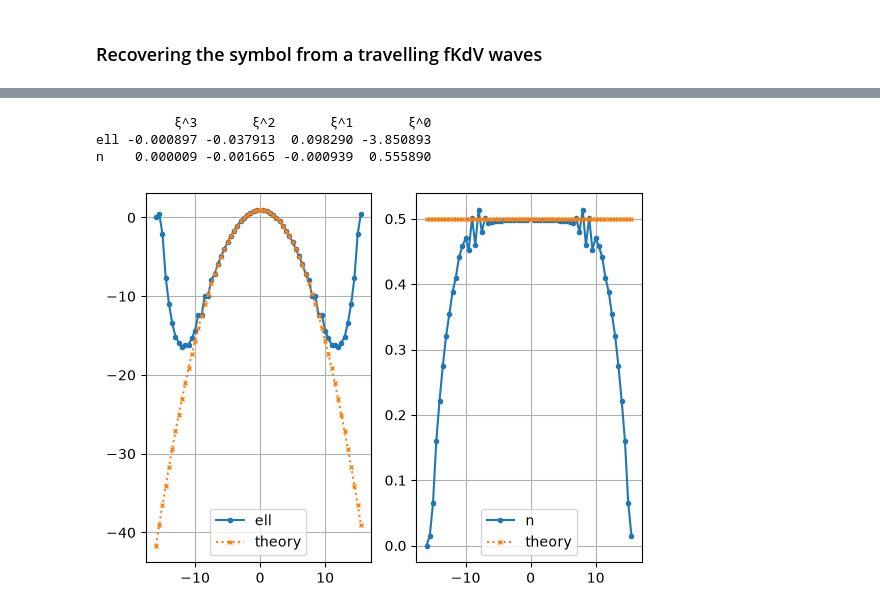
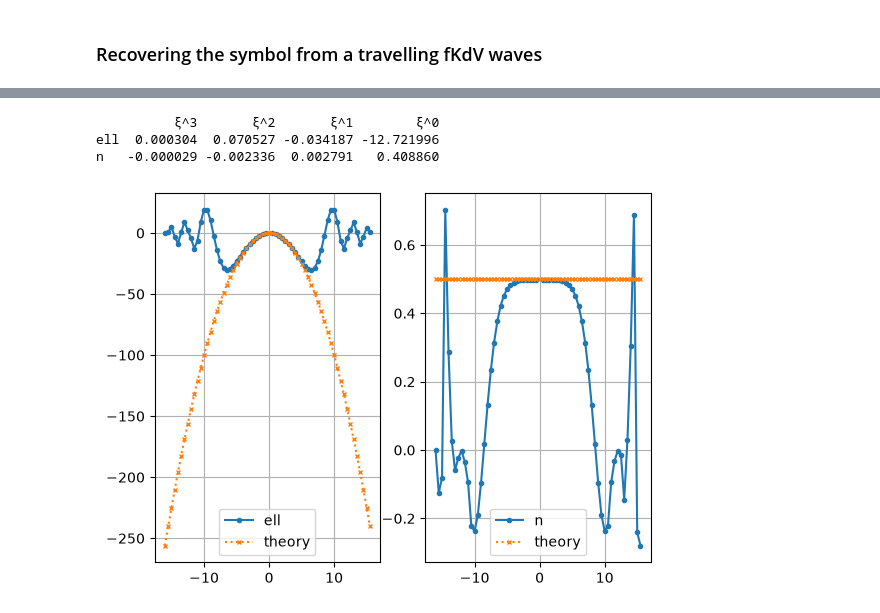
Before and after one commit to DeltaSG/Prosjekt_Master, a Jupyter notebook: Code/notebooks/travellingRecovery/fKdV.ipynb, the cells around one changed output, grey strips where cells are left out. Saved outputs shown, nothing was run; the diff lists cells and outputs as text; code cells hidden in the pictures.

Commit message:
made recovery of symbol for fKdV and Whitham

```diff
--- a/Code/notebooks/travellingRecovery/fKdV.ipynb
+++ b/Code/notebooks/travellingRecovery/fKdV.ipynb
@@ -23,13 +23,14 @@ amps = np.linspace(0.1,1,5)
 means = np.zeros_like(amps)
 
 N           = 2**6
+alpha = 2
 
 dt = 5e-3
 T = 3
 # %%
 x = np.linspace(0,P,N)
 # %%
-kdvp = KdVPacket(P=P,N=N,amp_list=amps, mean_list=means, dt = dt, T= T)
+kdvp = fKdVPacket(P=P,N=N,amp_list=amps, mean_list=means, dt = dt, T= T, alpha=2)
 H = kdvp.mainloop()
 # %%
 lsm = LSM(eta_list=H, dt = dt, P = P)
@@ -56,10 +39,11 @@ array([[            nan+0.00000000e+00j,             nan+0.00000000e+00j],
 ell, n = lsm.fit_symbol()
 print(fit_table(ell,n,part='real'))
 # %% [output]
-          ξ^3       ξ^2       ξ^1       ξ^0
-ell -0.000897 -0.037913  0.098290 -3.850893
-n    0.000009 -0.001665 -0.000939  0.555890
+          ξ^3       ξ^2       ξ^1        ξ^0
+ell  0.000304  0.070527 -0.034187 -12.721996
+n   -0.000029 -0.002336  0.002791   0.408860
 # %%
-lsm.plot_symbol_fit()
+f = fKdV(P=P,dt=dt,T=T,u0 = H[0][0], alpha=alpha)
+lsm.plot_symbol_fit(ell_t=f.dispersion)
 # %% [output]
-[figure, old version]
+[figure, new version]
```
Also changed, not shown: parts of 2 cells of this notebook, 2 other files.
